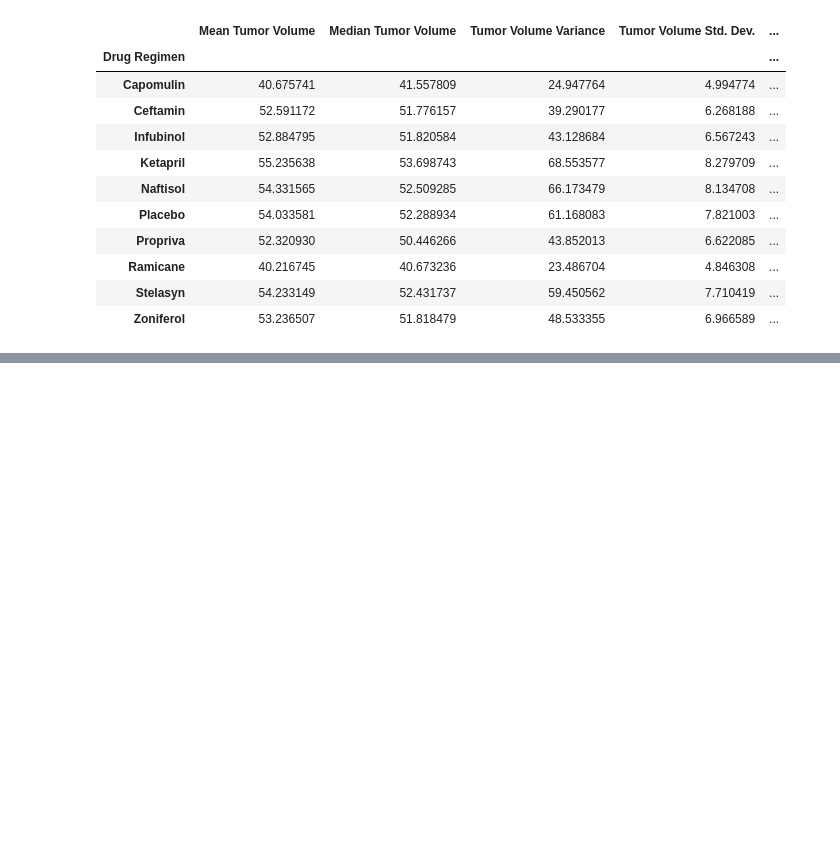
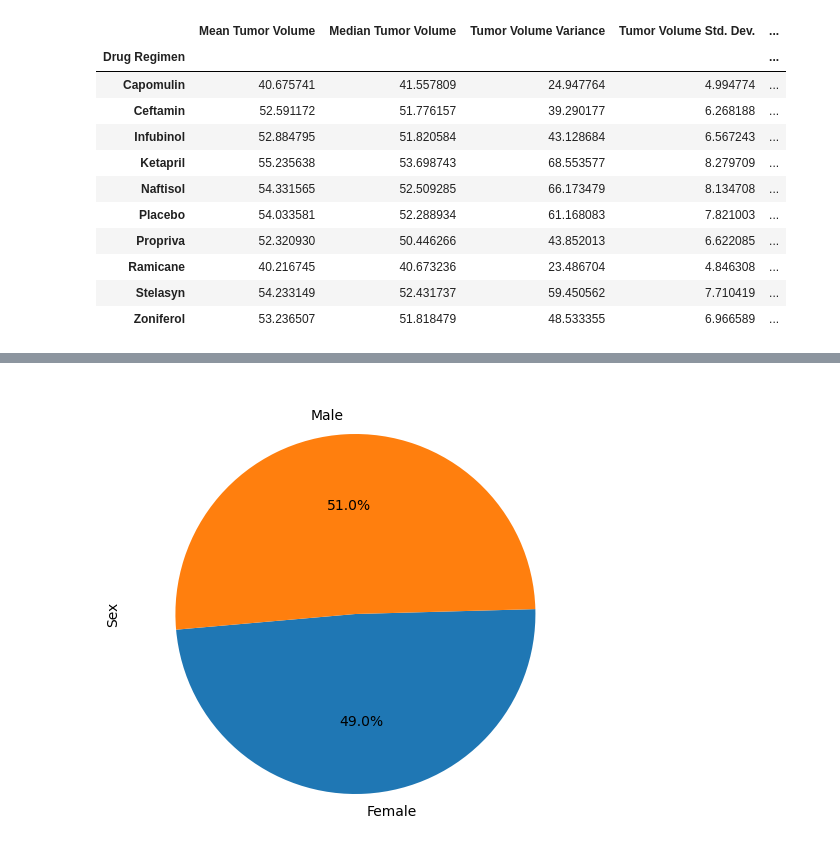
Before and after one commit to Fidel97/Panda-s-Visual, a Jupyter notebook: pymaceuticals.ipynb, the cells around one changed output, grey strips where cells are left out. Cells and saved outputs as stored; diff of their text form; code cells hidden in the pictures; blank space fills up the shorter version.

```diff
--- a/pymaceuticals.ipynb
+++ b/pymaceuticals.ipynb
@@ -155,0 +199,10 @@ KeyError: 'Timpoints'
+# %%
+# Generate a pie plot showing the distribution of female versus male mice using pyplot
+gender_pie2 = mice_gender_df["Sex"]
+gender_labels = ["Female", "Male"]
+plt.pie(gender_pie2, labels=gender_labels, startangle=185, autopct="%1.1f%%")
+plt.ylabel("Sex")
+plt.tight_layout()
+plt.show()
+# %% [output]
+[figure, added]
```
Also changed, not shown: parts of 21 cells of this notebook, 1 other file.
